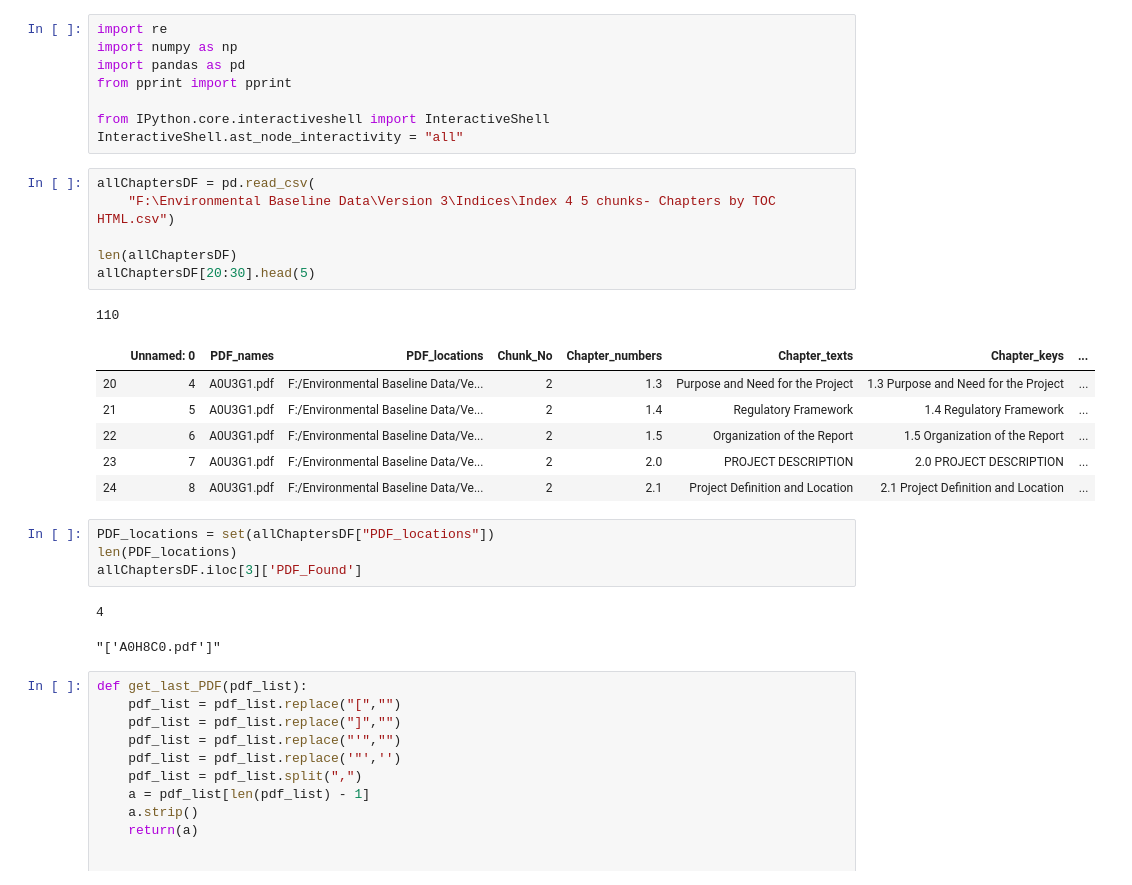
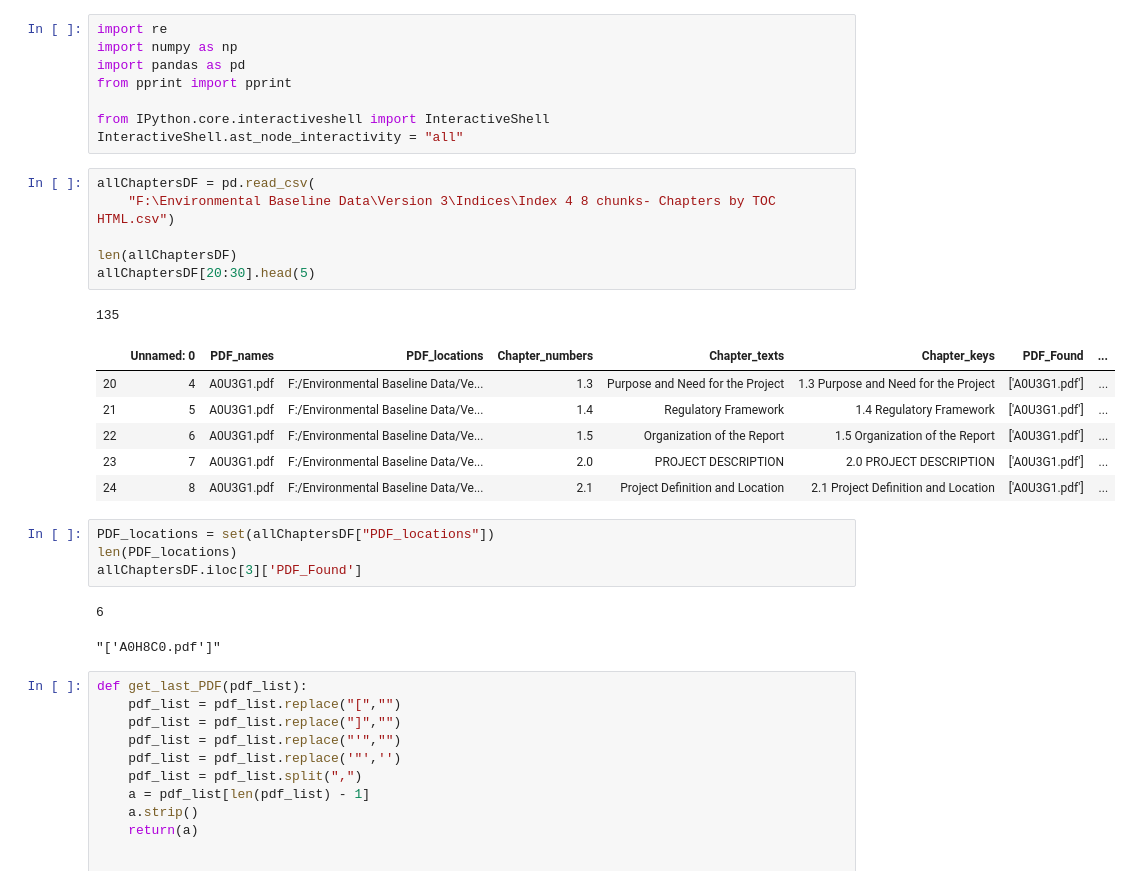
Before and after one commit to iVibudh/CER-ESA-Phase1, a Jupyter notebook: extracting-chapters-from-PDF/Extracting Metadata from chapters.ipynb, the cells around one changed output. Saved outputs shown, nothing was run; the diff lists cells and outputs as text.

```diff
--- a/extracting-chapters-from-PDF/Extracting Metadata from chapters.ipynb
+++ b/extracting-chapters-from-PDF/Extracting Metadata from chapters.ipynb
@@ -10,24 +10,24 @@ from IPython.core.interactiveshell import InteractiveShell
 InteractiveShell.ast_node_interactivity = "all"
 # %%
 allChaptersDF = pd.read_csv(
-    "F:\Environmental Baseline Data\Version 3\Indices\Index 4 5 chunks- Chapters by TOC HTML.csv")
+    "F:\Environmental Baseline Data\Version 3\Indices\Index 4 8 chunks- Chapters by TOC HTML.csv")
 
 len(allChaptersDF)
 allChaptersDF[20:30].head(5)
 # %% [output]
-110
+135
-|  | Unnamed: 0 | PDF_names | PDF_locations | Chunk_No | Chapter_numbers | Chapter_texts | Chapter_keys | ... |
-| 20 | 4 | A0U3G1.pdf | F:/Environmental Baseline Data/Ve... | 2 | 1.3 | Purpose and Need for the Project | 1.3 Purpose and Need for the Project | ... |
-| 21 | 5 | A0U3G1.pdf | F:/Environmental Baseline Data/Ve... | 2 | 1.4 | Regulatory Framework | 1.4 Regulatory Framework | ... |
-| 22 | 6 | A0U3G1.pdf | F:/Environmental Baseline Data/Ve... | 2 | 1.5 | Organization of the Report | 1.5 Organization of the Report | ... |
-| 23 | 7 | A0U3G1.pdf | F:/Environmental Baseline Data/Ve... | 2 | 2.0 | PROJECT DESCRIPTION | 2.0 PROJECT DESCRIPTION | ... |
-| 24 | 8 | A0U3G1.pdf | F:/Environmental Baseline Data/Ve... | 2 | 2.1 | Project Definition and Location | 2.1 Project Definition and Location | ... |
+|  | Unnamed: 0 | PDF_names | PDF_locations | Chapter_numbers | Chapter_texts | Chapter_keys | PDF_Found | ... |
+| 20 | 4 | A0U3G1.pdf | F:/Environmental Baseline Data/Ve... | 1.3 | Purpose and Need for the Project | 1.3 Purpose and Need for the Project | ['A0U3G1.pdf'] | ... |
+| 21 | 5 | A0U3G1.pdf | F:/Environmental Baseline Data/Ve... | 1.4 | Regulatory Framework | 1.4 Regulatory Framework | ['A0U3G1.pdf'] | ... |
+| 22 | 6 | A0U3G1.pdf | F:/Environmental Baseline Data/Ve... | 1.5 | Organization of the Report | 1.5 Organization of the Report | ['A0U3G1.pdf'] | ... |
+| 23 | 7 | A0U3G1.pdf | F:/Environmental Baseline Data/Ve... | 2.0 | PROJECT DESCRIPTION | 2.0 PROJECT DESCRIPTION | ['A0U3G1.pdf'] | ... |
+| 24 | 8 | A0U3G1.pdf | F:/Environmental Baseline Data/Ve... | 2.1 | Project Definition and Location | 2.1 Project Definition and Location | ['A0U3G1.pdf'] | ... |
 # %%
 PDF_locations = set(allChaptersDF["PDF_locations"])
 len(PDF_locations)
 allChaptersDF.iloc[3]['PDF_Found']
 # %% [output]
-4
+6
 "['A0H8C0.pdf']"
 # %%
 def get_last_PDF(pdf_list):
```
Also changed, not shown: parts of 7 cells of this notebook, 3 other files.
